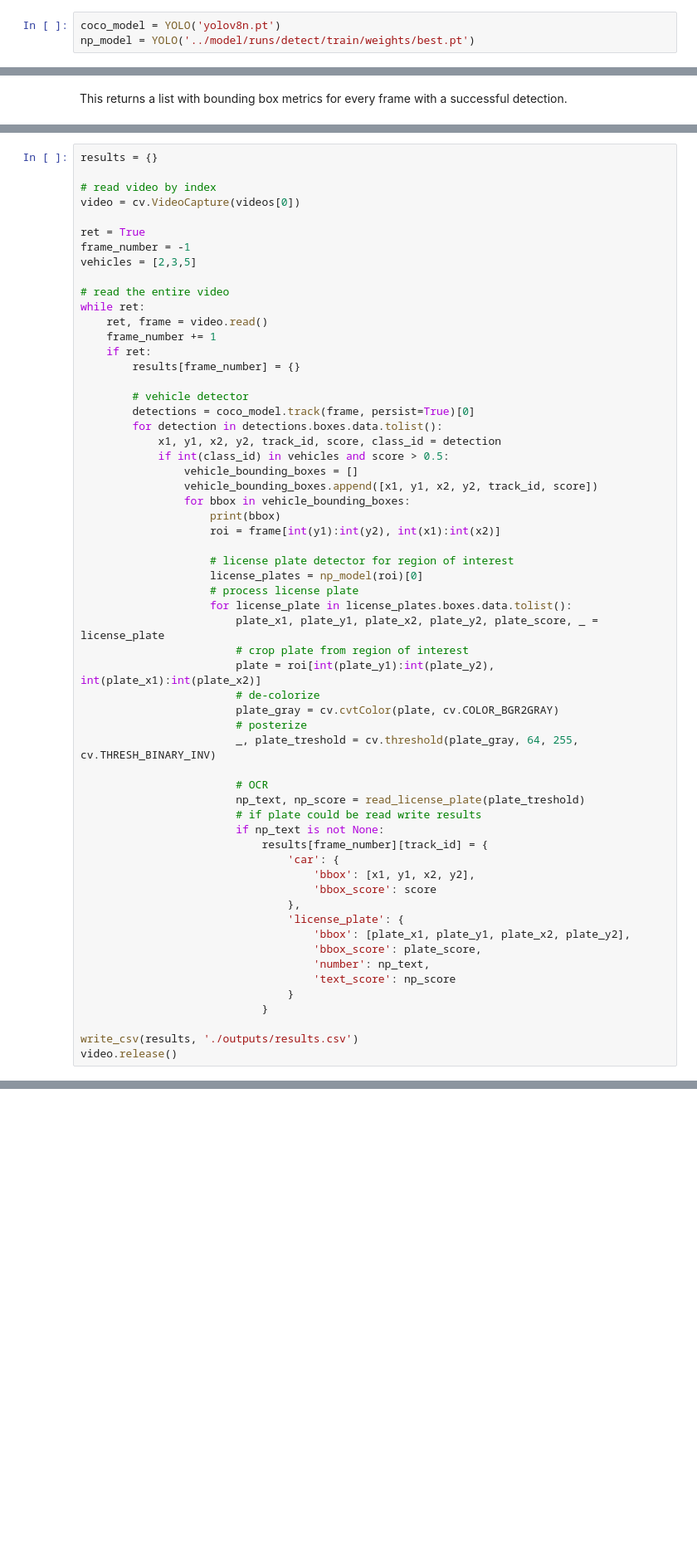
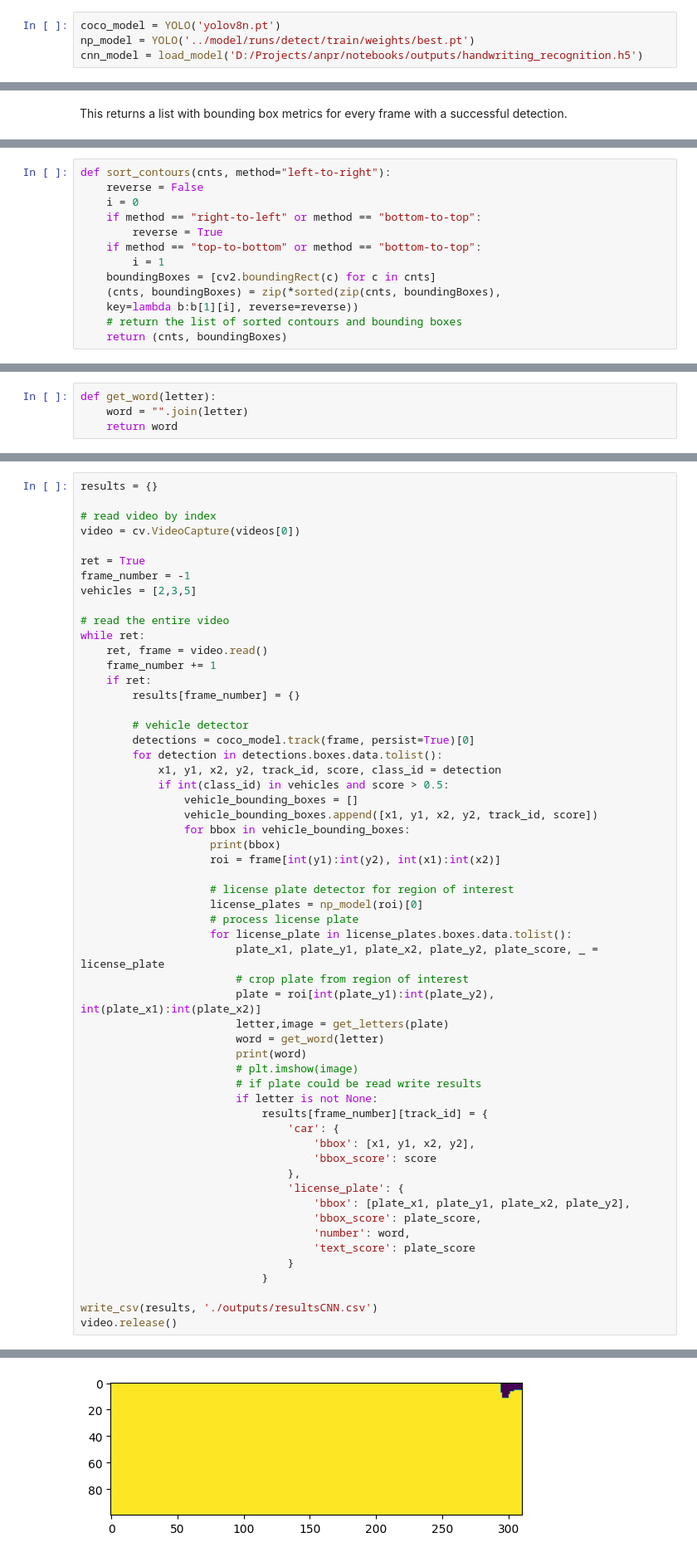
Before and after one commit to avintimilsina/anpr, a Jupyter notebook: notebooks/run-cnn.ipynb, the cells around one changed output, grey strips where cells are left out. Shown: that part at 83% size. Saved outputs shown, nothing was run; the diff lists cells and outputs as text; blank space fills up the shorter version.

```diff
--- a/notebooks/run-cnn.ipynb
+++ b/notebooks/run-cnn.ipynb
@@ -65,6 +65,7 @@ This is our custom model trained on the License Plate Dataset.<br/>
 # %%
 coco_model = YOLO('yolov8n.pt')
 np_model = YOLO('../model/runs/detect/train/weights/best.pt')
+cnn_model = load_model('D:/Projects/anpr/notebooks/outputs/handwriting_recognition.h5')
 # %% [markdown]
 The input video is read by glob. Glob is a function that returns all the pathnames matching a pattern.
 # %%
@@ -424,0 +398,13 @@ def read_license_plate(license_plate_crop):
+# %%
+def sort_contours(cnts, method="left-to-right"):
+    reverse = False
+    i = 0
+    if method == "right-to-left" or method == "bottom-to-top":
+        reverse = True
+    if method == "top-to-bottom" or method == "bottom-to-top":
+        i = 1
+    boundingBoxes = [cv2.boundingRect(c) for c in cnts]
+    (cnts, boundingBoxes) = zip(*sorted(zip(cnts, boundingBoxes),
+    key=lambda b:b[1][i], reverse=reverse))
+    # return the list of sorted contours and bounding boxes
+    return (cnts, boundingBoxes)
@@ -424,0 +448,4 @@ def read_license_plate(license_plate_crop):
+# %%
+def get_word(letter):
+    word = "".join(letter)
+    return word
@@ -457,15 +503,12 @@ while ret:
                         plate_x1, plate_y1, plate_x2, plate_y2, plate_score, _ = license_plate
                         # crop plate from region of interest
                         plate = roi[int(plate_y1):int(plate_y2), int(plate_x1):int(plate_x2)]
-                        # de-colorize
-                        plate_gray = cv.cvtColor(plate, cv.COLOR_BGR2GRAY)
-                        # posterize
-                        _, plate_treshold = cv.threshold(plate_gray, 64, 255, cv.THRESH_BINARY_INV)
-
-                        # OCR
-                        np_text, np_score = read_license_plate(plate_treshold)
+                        letter,image = get_letters(plate)
+                        word = get_word(letter)
+                        print(word)
+                        # plt.imshow(image)
                         # if plate could be read write results
-                        if np_text is not None:
+                        if letter is not None:
                             results[frame_number][track_id] = {
                                 'car': {
                                     'bbox': [x1, y1, x2, y2],
@@ -474,11 +517,11 @@ while ret:
                                 'license_plate': {
                                     'bbox': [plate_x1, plate_y1, plate_x2, plate_y2],
                                     'bbox_score': plate_score,
-                                    'number': np_text,
-                                    'text_score': np_score
+                                    'number': word,
+                                    'text_score': plate_score
                                 }
                             }
 
-write_csv(results, './outputs/results.csv')
+write_csv(results, './outputs/resultsCNN.csv')
 video.release()
 # %% [output]
@@ -501,0 +545 @@ Speed: 2.8ms preprocess, 76.1ms inference, 0.0ms postprocess per image at shape
+[figure, added]
```
Also changed, not shown: parts of 17 cells of this notebook, 6 other files.
